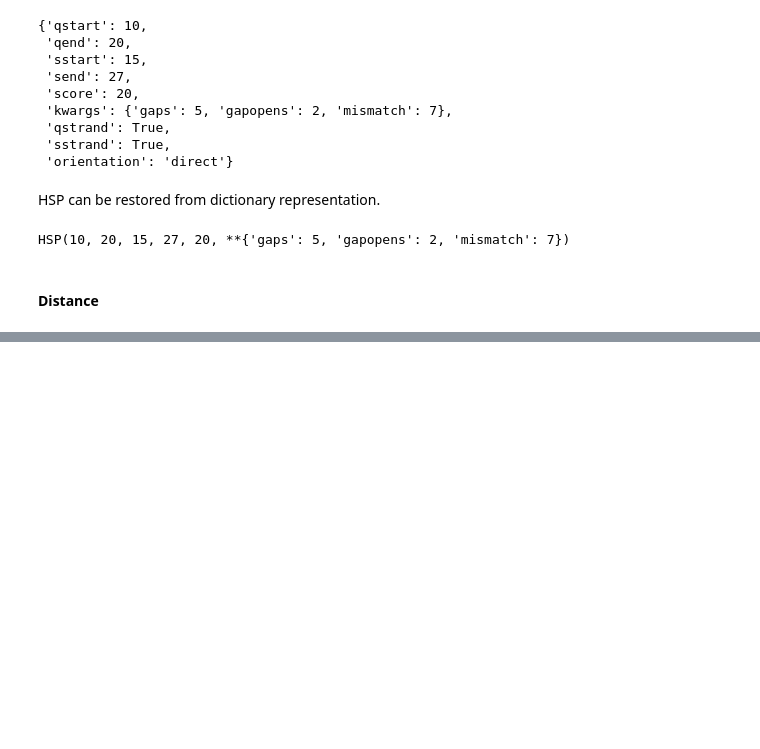
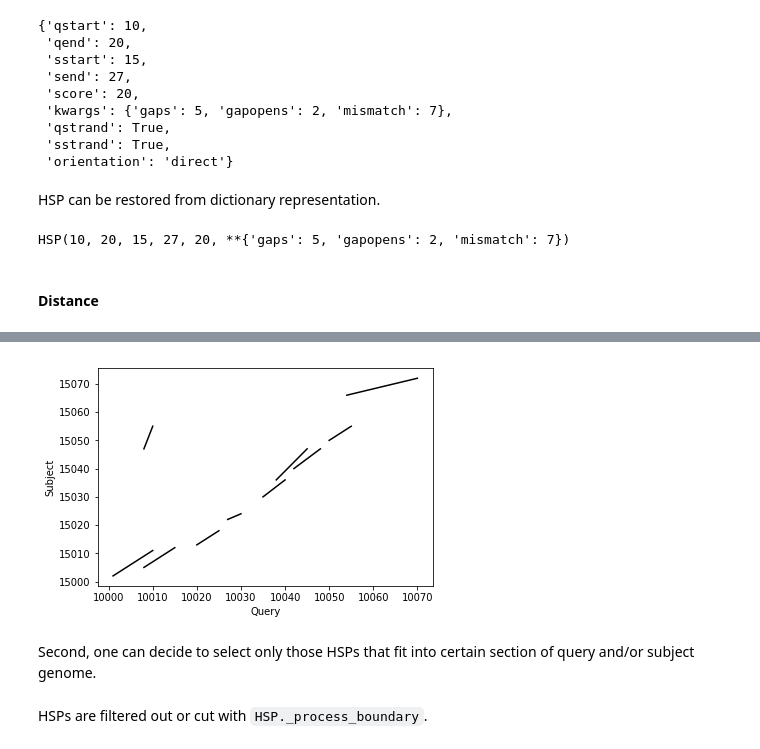
Before and after one commit to dmitrymyl/miscellaneous, a Jupyter notebook: alignment_example.ipynb, the cells around one changed output, grey strips where cells are left out. Cells and saved outputs as stored; diff of their text form; code cells hidden in the pictures; blank space fills up the shorter version.

```diff
--- a/alignment_example.ipynb
+++ b/alignment_example.ipynb
@@ -123,0 +380,6 @@ HSP(10, 20, 15, 27, 20, **{'gaps': 5, 'gapopens': 2, 'mismatch': 7})
+# %%
+genomic_alignment.plot_alignment()
+# %% [output]
+[figure, added]
+# %% [markdown]
+Second, one can decide to select only those HSPs that fit into certain section of query and/or subject genome.
@@ -123,0 +388,2 @@ HSP(10, 20, 15, 27, 20, **{'gaps': 5, 'gapopens': 2, 'mismatch': 7})
+# %% [markdown]
+HSPs are filtered out or cut with `HSP._process_boundary`.
```
Also changed, not shown: parts of 99 cells of this notebook, 3 other files.
